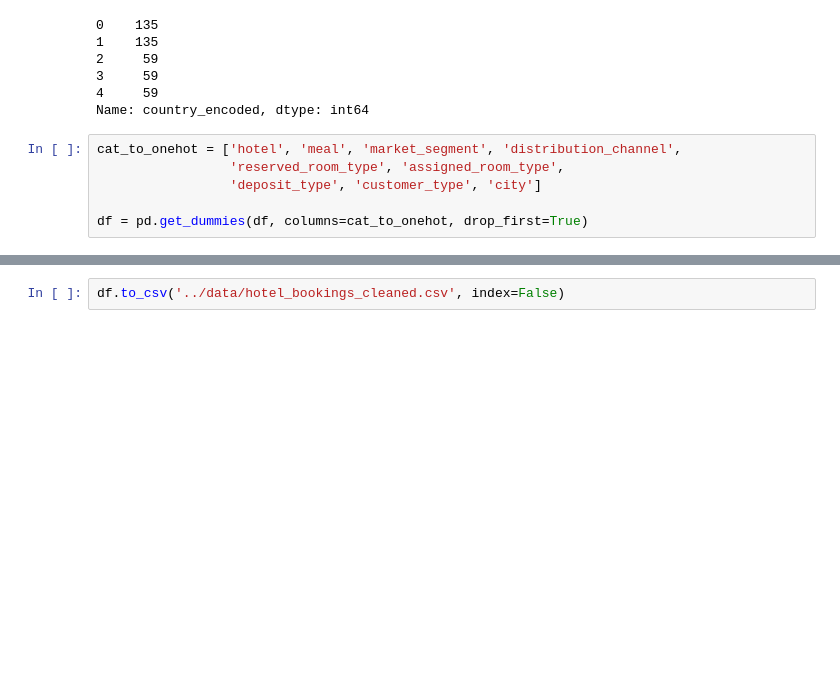
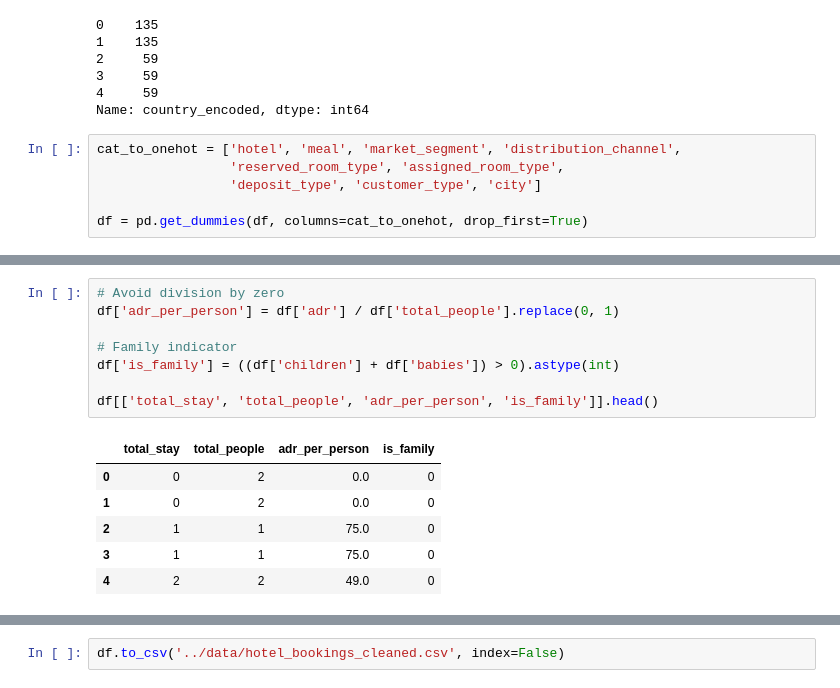
Before and after one commit to Seifmakled/hotelProject, a Jupyter notebook: notebook/main.ipynb, the cells around one changed output, grey strips where cells are left out. Cells and saved outputs as stored; diff of their text form; blank space fills up the shorter version.

```diff
--- a/notebook/main.ipynb
+++ b/notebook/main.ipynb
@@ -205,0 +242,15 @@ df[['stays_in_weekend_nights', 'stays_in_week_nights', 'total_stay']].head()
+# %%
+# Avoid division by zero
+df['adr_per_person'] = df['adr'] / df['total_people'].replace(0, 1)
+
+# Family indicator
+df['is_family'] = ((df['children'] + df['babies']) > 0).astype(int)
+
+df[['total_stay', 'total_people', 'adr_per_person', 'is_family']].head()
+# %% [output]
+|  | total_stay | total_people | adr_per_person | is_family |
+| 0 | 0 | 2 | 0.0 | 0 |
+| 1 | 0 | 2 | 0.0 | 0 |
+| 2 | 1 | 1 | 75.0 | 0 |
+| 3 | 1 | 1 | 75.0 | 0 |
+| 4 | 2 | 2 | 49.0 | 0 |
```
Also changed, not shown: parts of 20 cells of this notebook.
